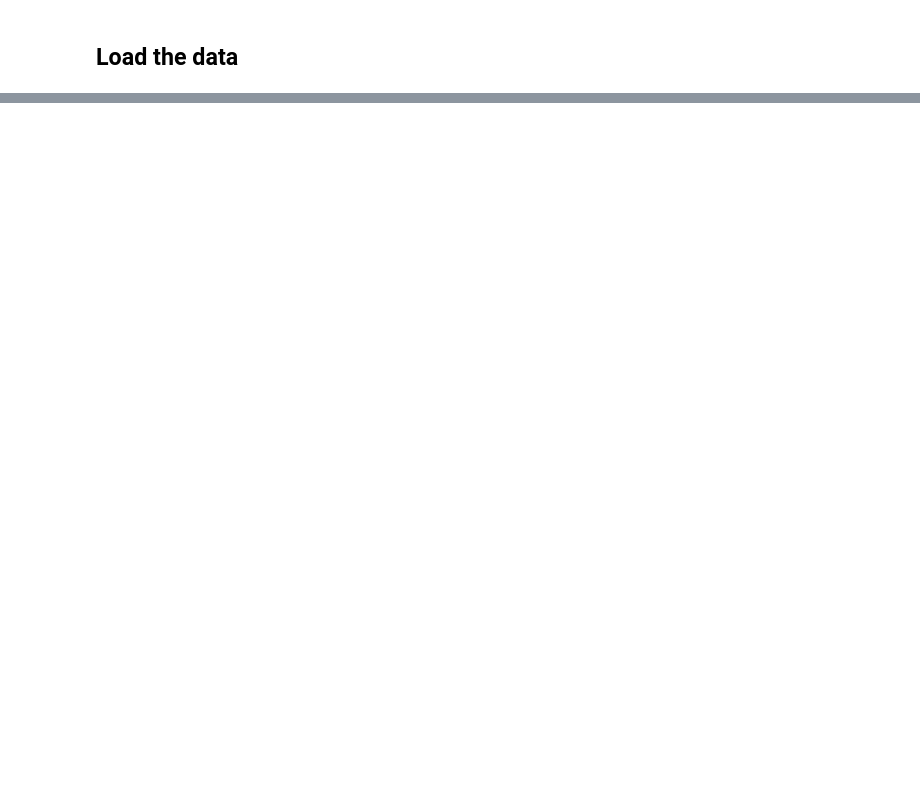
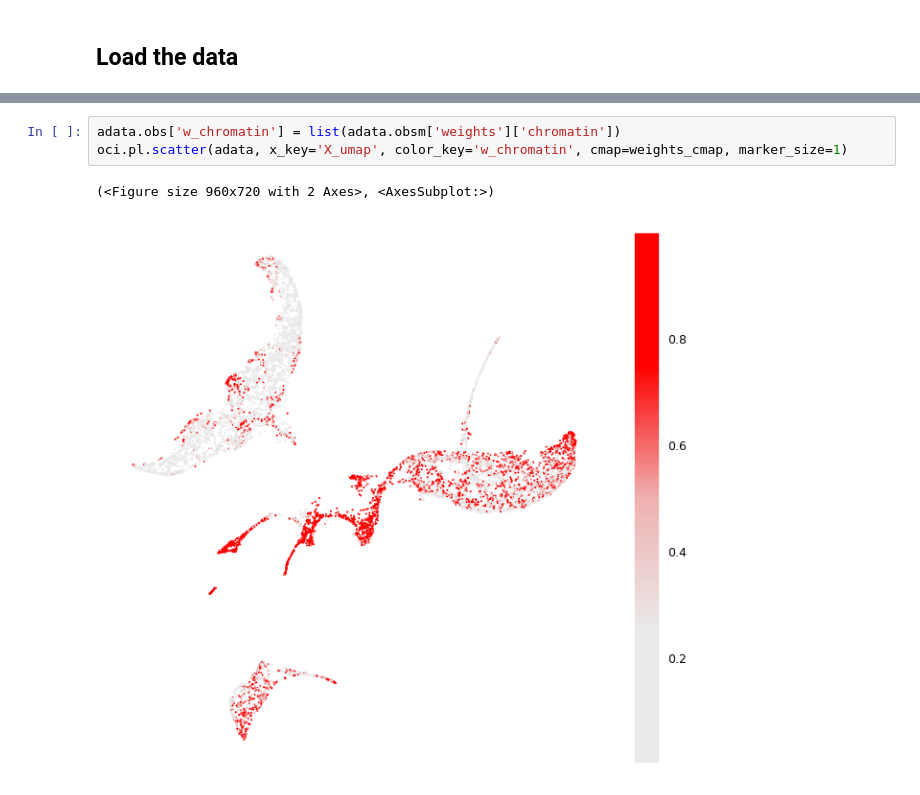
Before and after one commit to TabakaLab/ocelli, a Jupyter notebook: docs/source/notebooks/human-bone-marrow.ipynb, the cells around one changed output, grey strips where cells are left out. Saved outputs shown, nothing was run; the diff lists cells and outputs as text; blank space fills up the shorter version.

```diff
--- a/docs/source/notebooks/human-bone-marrow.ipynb
+++ b/docs/source/notebooks/human-bone-marrow.ipynb
@@ -216,0 +254,6 @@ oci.pl.scatter(adata, x_key='X_umap', color_key=protein_marker, cmap='gnuplot',
+# %%
+adata.obs['w_chromatin'] = list(adata.obsm['weights']['chromatin'])
+oci.pl.scatter(adata, x_key='X_umap', color_key='w_chromatin', cmap=weights_cmap, marker_size=1)
+# %% [output]
+(<Figure size 960x720 with 2 Axes>, <AxesSubplot:>)
+[figure, added]
```
Also changed, not shown: parts of 74 cells of this notebook, 1 other file.
